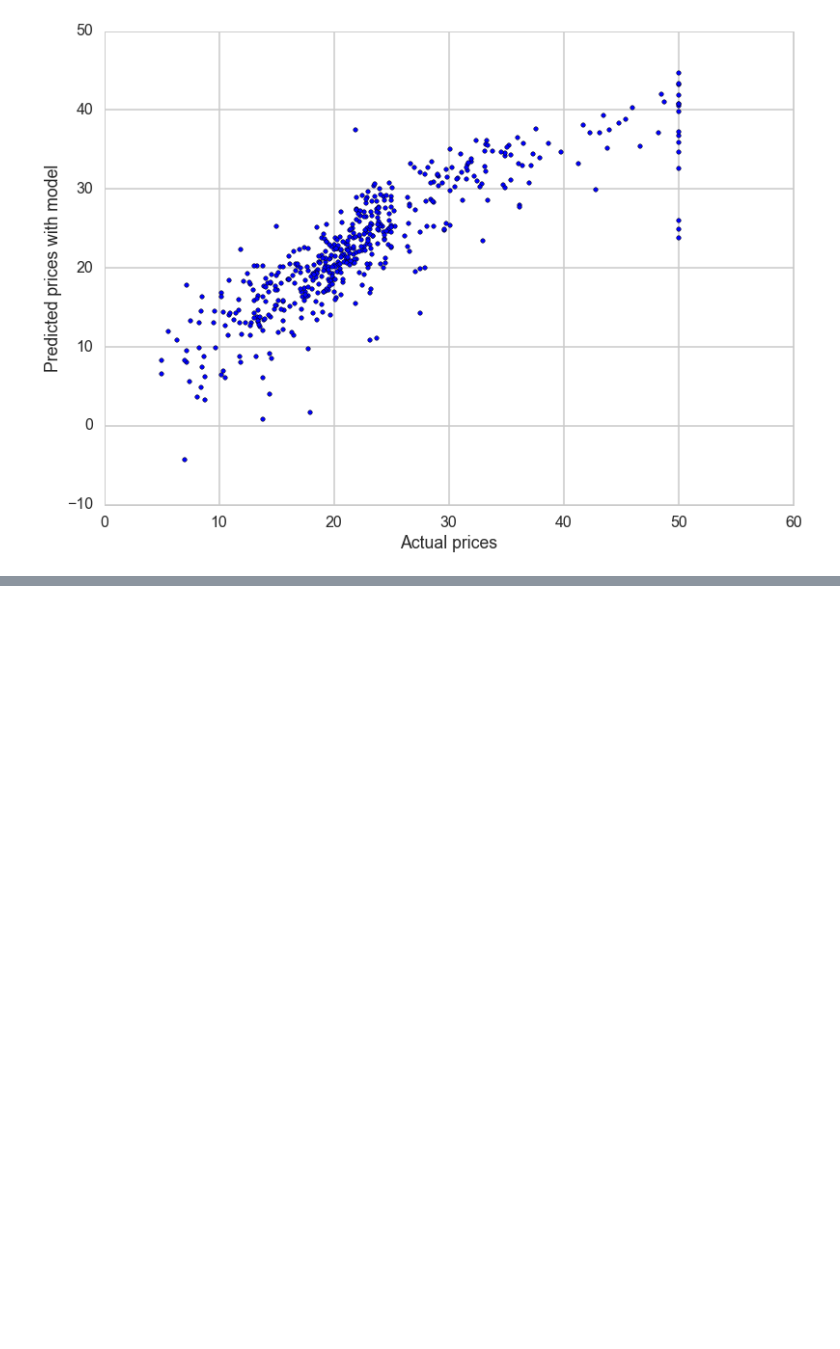
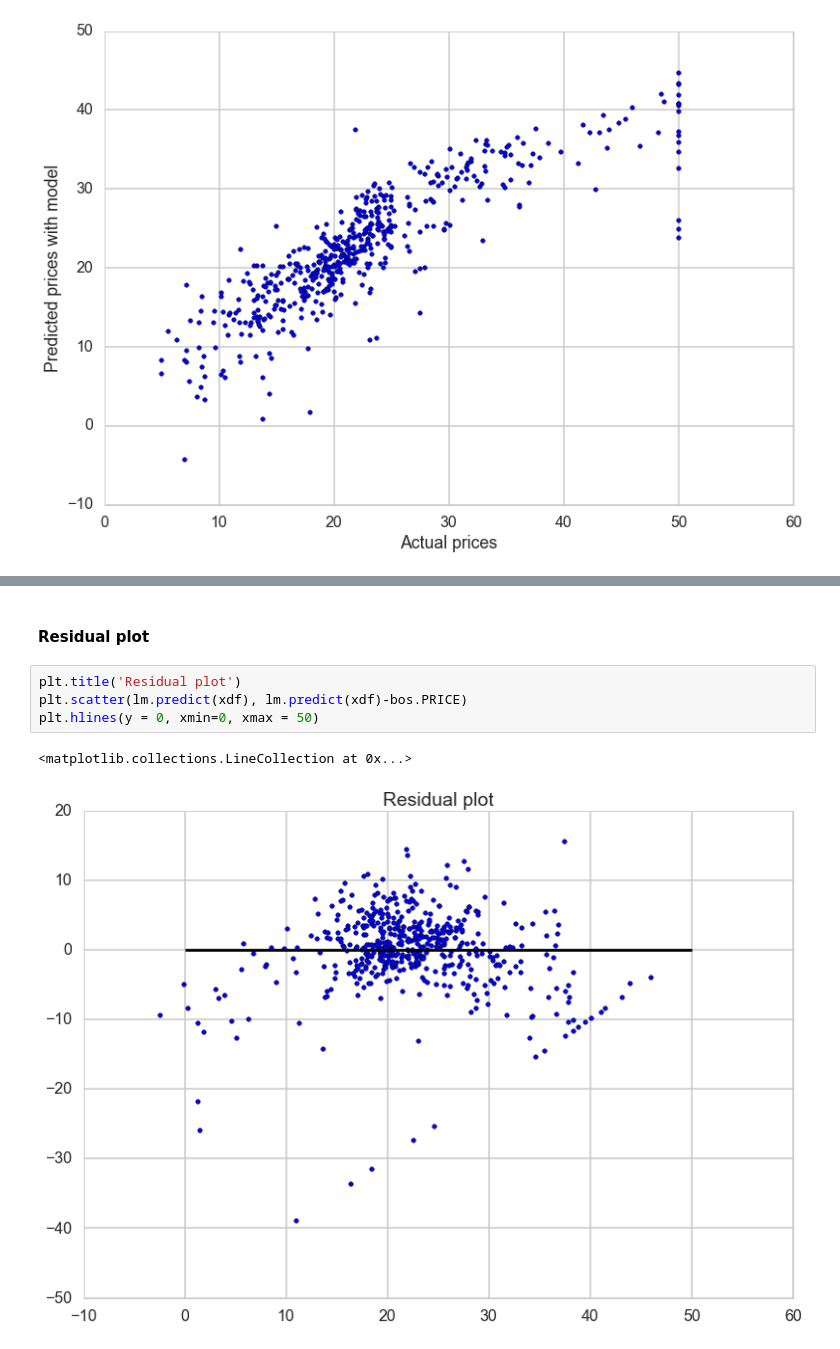
Before and after one commit to zazencodes/Harvard_labs_cs109, a Jupyter notebook: Lab4_stats.ipynb, the cells around one changed output, grey strips where cells are left out. Drawn from its saved outputs; the diff is of its cells as text; blank space fills up the shorter version.

```diff
--- a/Lab4_stats.ipynb
+++ b/Lab4_stats.ipynb
@@ -340,0 +454,9 @@ plt.ylabel('Predicted prices with model')
+# %% [markdown]
+#### Residual plot
+# %%
+plt.title('Residual plot')
+plt.scatter(lm.predict(xdf), lm.predict(xdf)-bos.PRICE)
+plt.hlines(y = 0, xmin=0, xmax = 50)
+# %% [output]
+<matplotlib.collections.LineCollection at 0x...>
+[figure, added]
```
Also changed, not shown: parts of 28 cells of this notebook, 1 other file.
